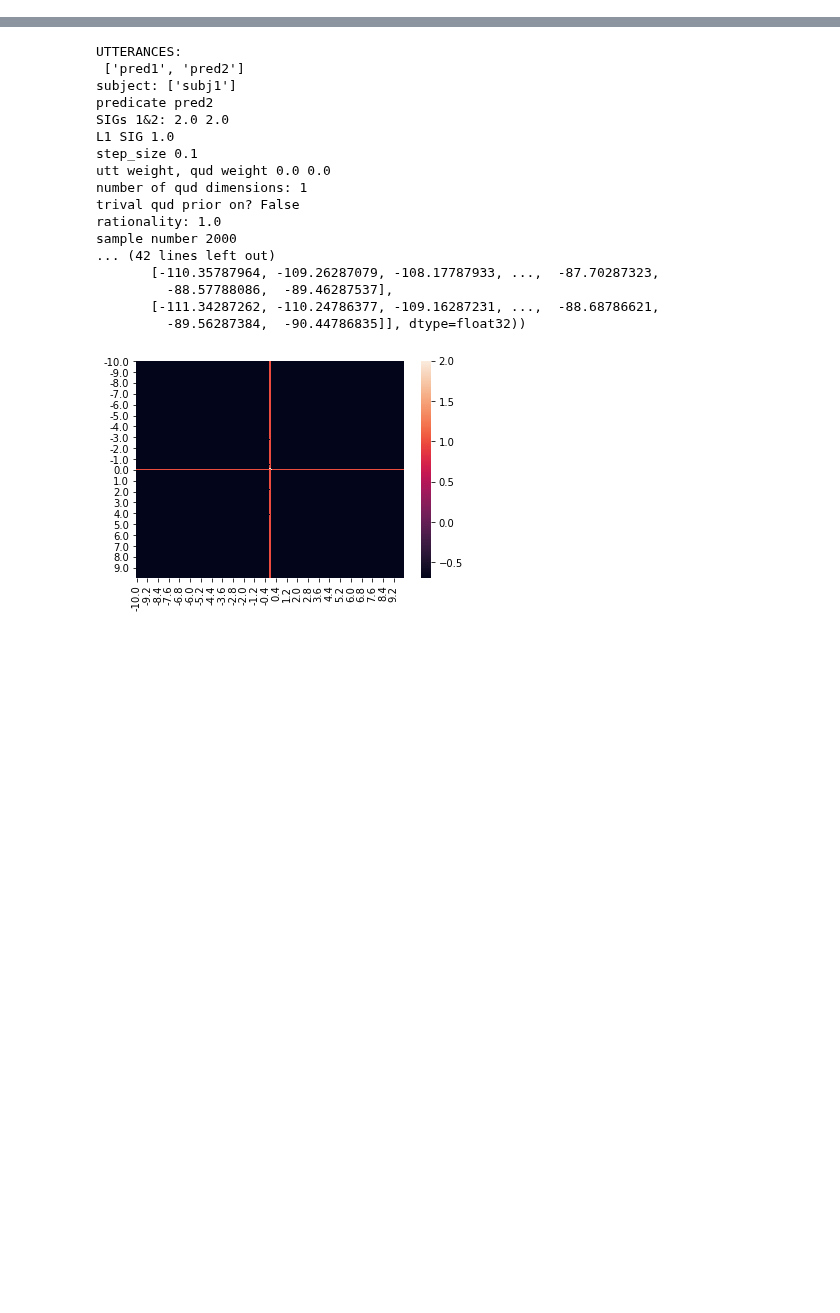
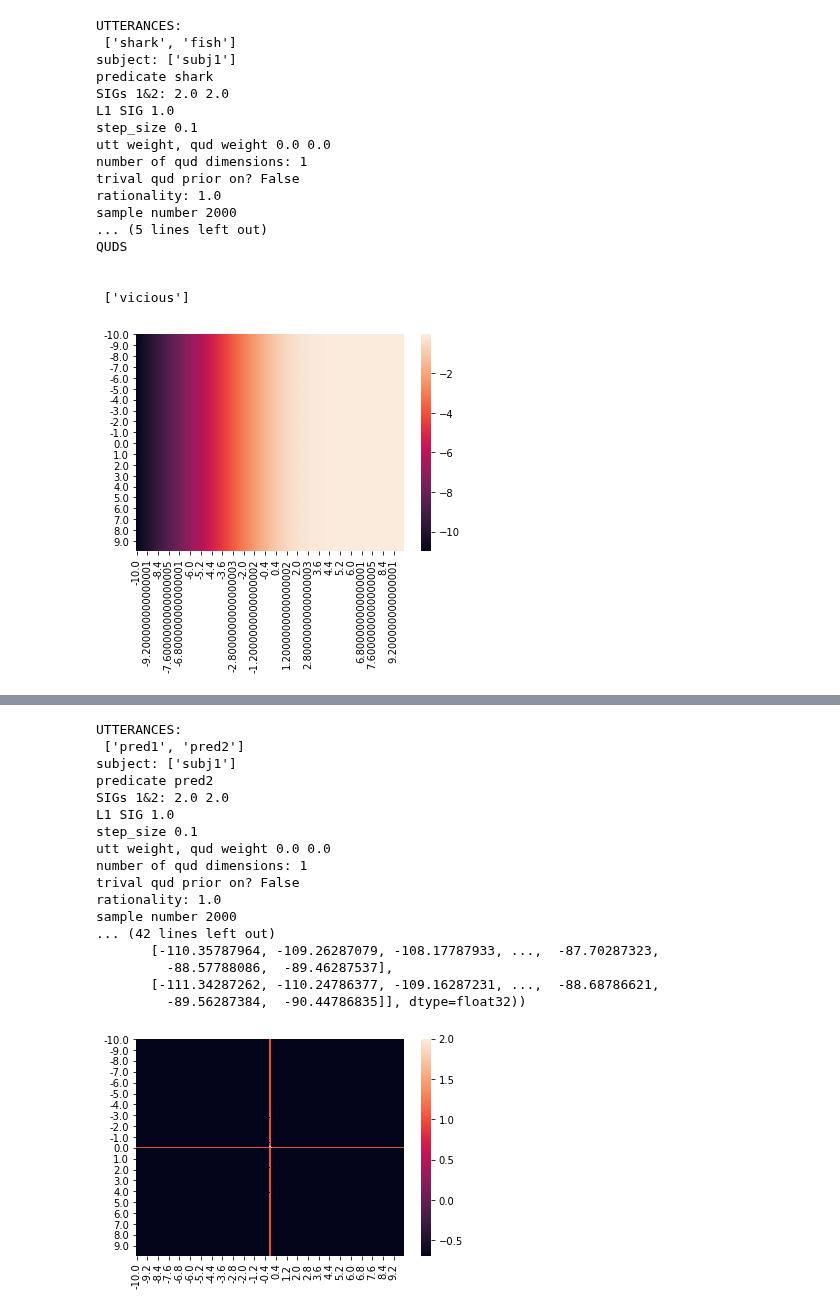
Before and after one commit to reubenharry/Distributional-RSA, a Jupyter notebook: heatmaps.ipynb, the cells around one changed output, grey strips where cells are left out. Saved outputs shown, nothing was run; the diff lists cells and outputs as text; code cells hidden in the pictures; blank space fills up the shorter version.

```diff
--- a/heatmaps.ipynb
+++ b/heatmaps.ipynb
@@ -50,0 +89,21 @@ def titrate(size,amount,l1_sig1,quds,only_trivial,pred,just_s1,just_l0=False,sig
+# %%
+titrate(size=100,amount=0.1,l1_sig1=1.0,quds=['vicious'],possible_utterances=["shark","fish"],pred='shark',only_trivial=False,just_s1=True,just_l0=False,sig1=2.0,sig2=2.0,prior=False)
+# %% [output]
+UTTERANCES:
+ ['shark', 'fish']
+subject: ['subj1']
+predicate shark
+SIGs 1&2: 2.0 2.0
+L1 SIG 1.0
+step_size 0.1
+utt weight, qud weight 0.0 0.0
+number of qud dimensions: 1
+trival qud prior on? False
+rationality: 1.0
+sample number 2000
+... (5 lines left out)
+QUDS
+
+
+ ['vicious']
+[figure, added]
```
Also changed, not shown: parts of 5 cells of this notebook, 1 other file.
